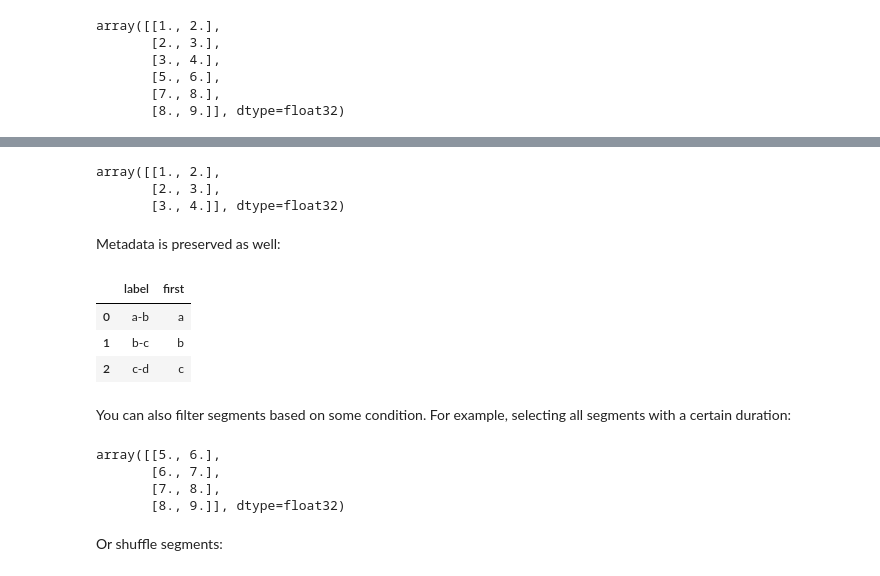
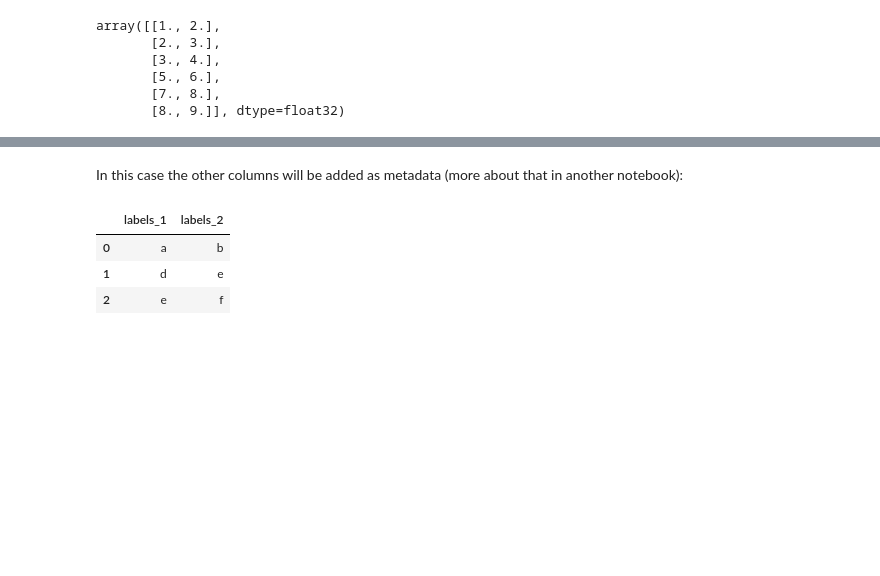
Before and after one commit to bacor/rhythmic-segments, a Jupyter notebook: docs/source/Basic Usage.ipynb, the cells around one changed output, grey strips where cells are left out. Saved outputs shown, nothing was run; the diff lists cells and outputs as text; code cells hidden in the pictures; blank space fills up the shorter version.

Commit message:
Improve (meta)data handling and documentation

```diff
--- a/docs/source/Basic Usage.ipynb
+++ b/docs/source/Basic Usage.ipynb
@@ -90,6 +78,11 @@ If you now pass both the metadata and the aggregator to `from_intervals`, you ge
 # %%
-intervals = [1, 2, 3, 4, np.nan, 5, 6, 7]
-meta = {"label": ['a', 'b', 'c', 'd', np.nan, 'e', 'f', 'g']}
-rs = RhythmicSegments.from_intervals(intervals, length=3, meta=meta, meta_agg=my_aggregator)
-rs.meta
+import pandas as pd
+
+df = pd.DataFrame(dict(
+  onsets = [0, 2, 3, np.nan, 4, 6, 9, 10],
+  labels=["a", "b", "c", np.nan, "d", "e", "f", "g"]
+))
+
+rs = RhythmicSegments.from_events(df, column='onsets', length=2)
+rs.segments
 # %% [output]
@@ -106,5 +91,0 @@ Note that it respects block boundaries: segments do not cross the `np.nan` value
-# %%
-intervals = [1, 2, 3, 4, 5, 6, 7, 8, 9]
-meta = { "label": list('abcdefghi') }
-rs = RhythmicSegments.from_intervals(intervals, length=2, meta=meta, meta_agg=my_aggregator)
-rs.segments
@@ -120,28 +92,9 @@ array([[1., 2.],
-# %%
-# You can do very basic indexing: select the first three segments:
-head = rs.take([0, 1, 2])
-head.segments
-# %% [output]
-array([[1., 2.],
-       [2., 3.],
-       [3., 4.]], dtype=float32)
-# %% [markdown]
-Metadata is preserved as well:
+# %% [markdown]
+In this case the other columns will be added as metadata (more about that in another notebook):
 # %%
-head.meta
+rs.meta
 # %% [output]
-|  | label | first |
-| 0 | a-b | a |
-| 1 | b-c | b |
-| 2 | c-d | c |
+|  | labels_1 | labels_2 |
+| 0 | a | b |
+| 1 | d | e |
+| 2 | e | f |
-# %% [markdown]
-You can also filter segments based on some condition. For example, selecting all segments with a certain duration:
-# %%
-rs.filter(rs.durations > 10).segments
-# %% [output]
-array([[5., 6.],
-       [6., 7.],
-       [7., 8.],
-       [8., 9.]], dtype=float32)
-# %% [markdown]
-Or shuffle segments:
```
Also changed, not shown: parts of 30 cells of this notebook, 8 other files.
